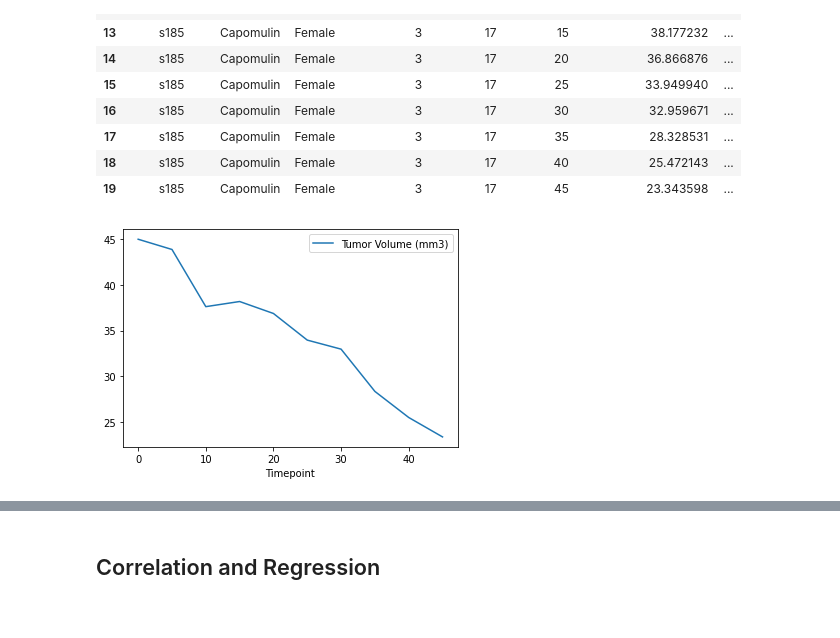
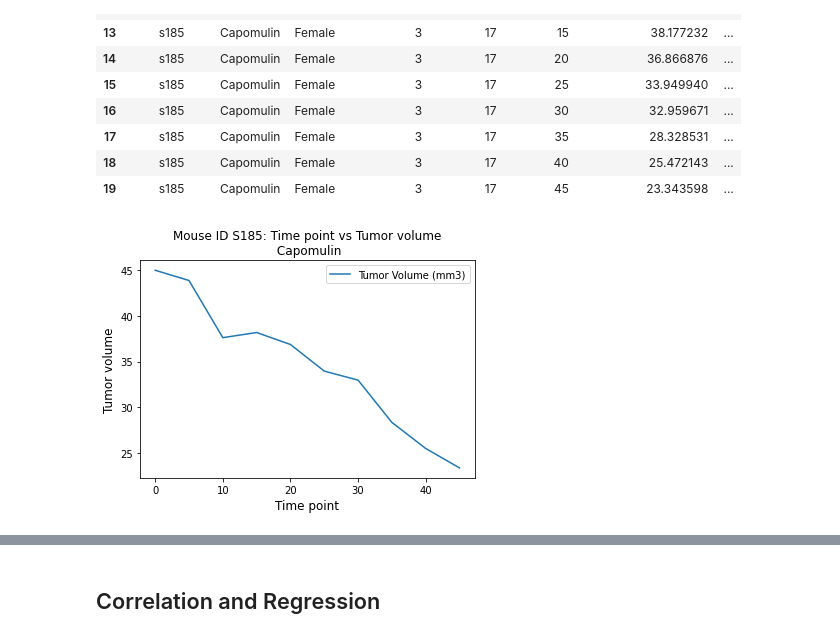
Before and after one commit to jMacProd/MatplotlibChallenge, a Jupyter notebook: Pymaceuticals/pymaceuticalsCOPY2.ipynb, the cells around one changed output, grey strips where cells are left out. Cells and saved outputs as stored; diff of their text form; code cells hidden in the pictures.

```diff
--- a/Pymaceuticals/pymaceuticalsCOPY2.ipynb
+++ b/Pymaceuticals/pymaceuticalsCOPY2.ipynb
@@ -610,11 +609,12 @@ Capomulinmouse
 # %%
 # Generate a line plot of time point versus tumor volume for a mouse treated with Capomulin
 
 Capomulinmouse.plot(x="Timepoint", y="Tumor Volume (mm3)")
+plt.title('Mouse ID S185: Time point vs Tumor volume\n Capomulin')
+plt.xlabel('Time point',fontdict={'fontsize':12})
+plt.ylabel('Tumor volume', fontdict={'fontsize':12})
 plt.show()
-
-#make sure you add all the titles and labels
 # %% [output]
-[figure, old version]
+[figure, new version]
 # %%
 # Generate a scatter plot of mouse weight versus average tumor volume for the Capomulin regimen
```
Also changed, not shown: parts of 24 cells of this notebook, 2 other files.
